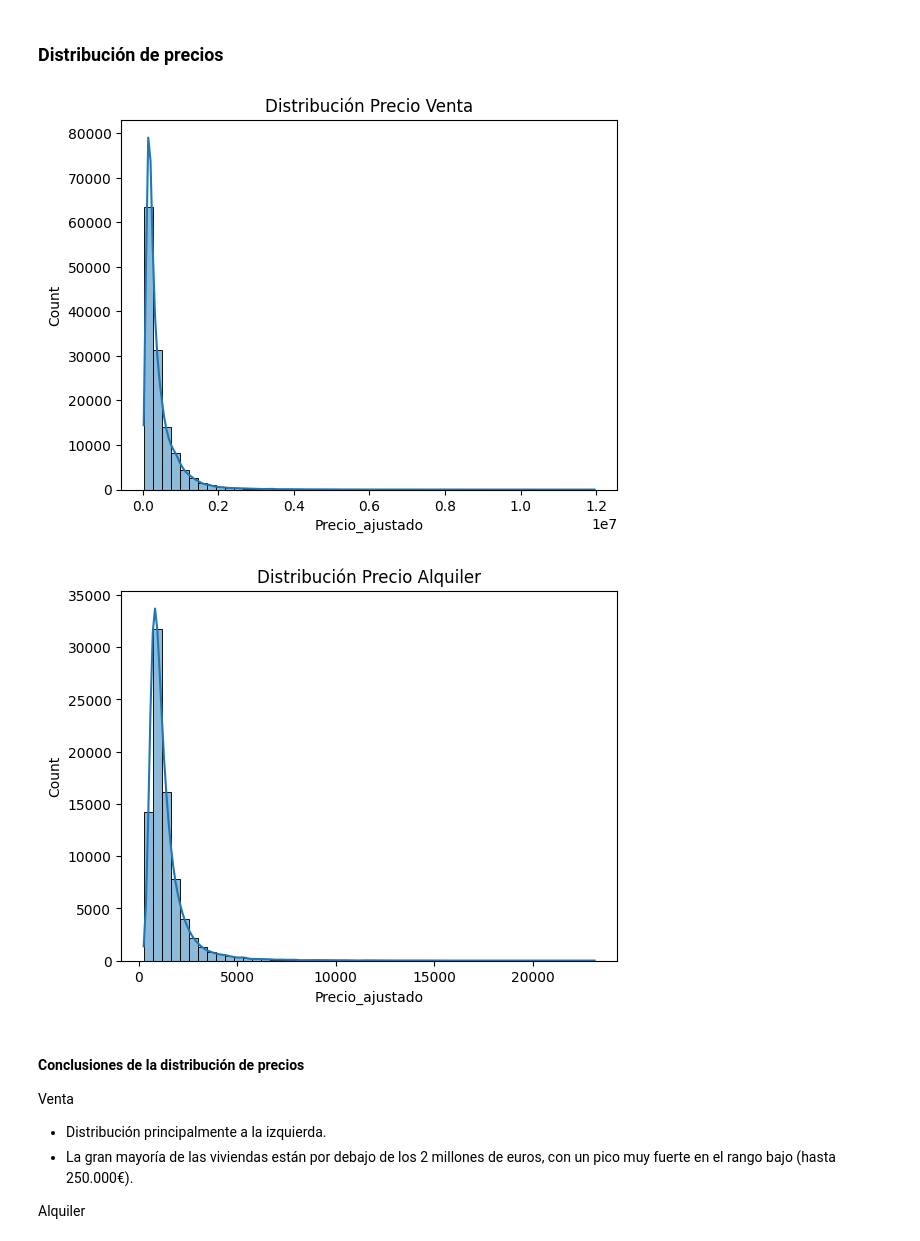
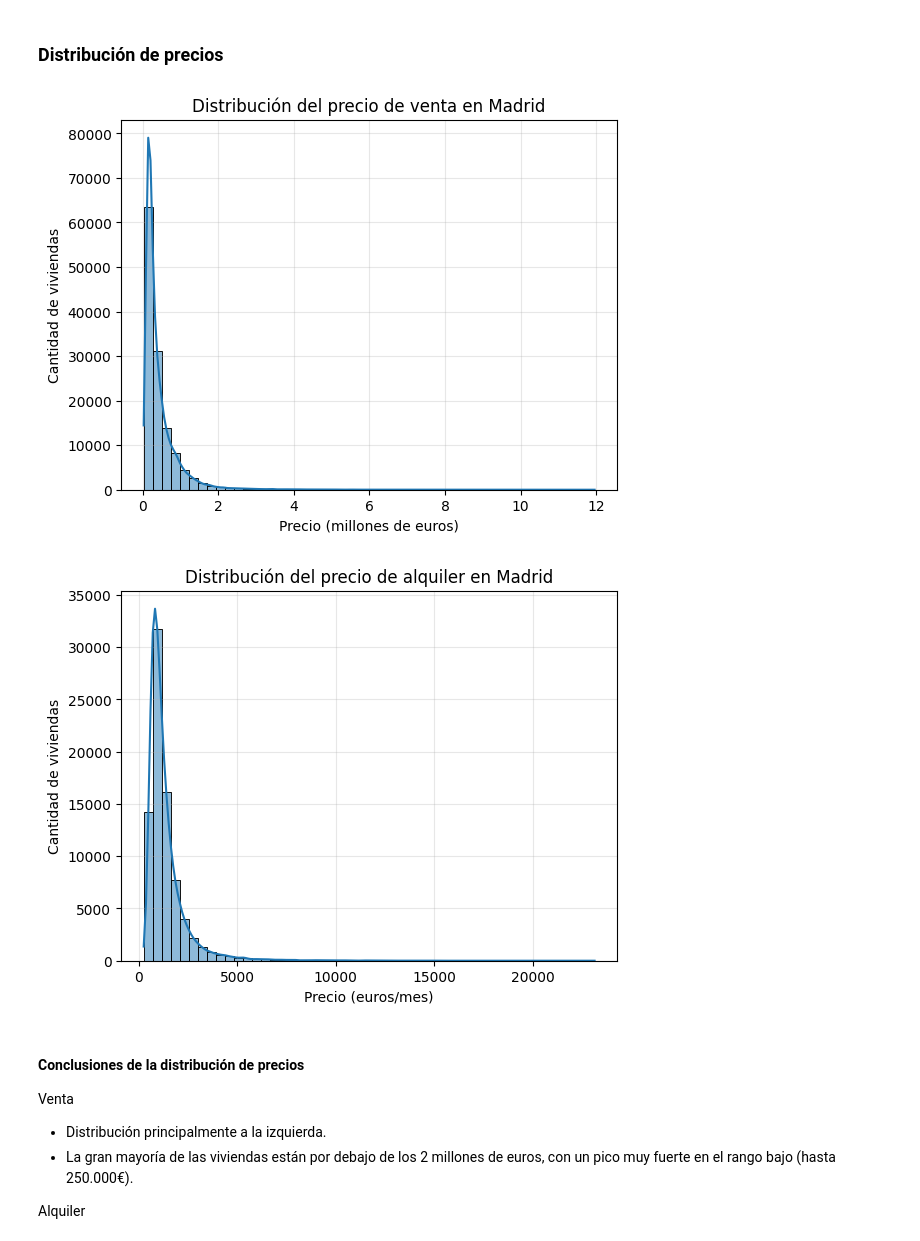
Before and after one commit to JorgeGM8/TFM_Data_Science, a Jupyter notebook: notebooks/EDA_viviendas_2011_2024.ipynb, the cells around one changed output. Saved outputs shown, nothing was run; the diff lists cells and outputs as text; code cells hidden in the pictures.

```diff
--- a/notebooks/EDA_viviendas_2011_2024.ipynb
+++ b/notebooks/EDA_viviendas_2011_2024.ipynb
@@ -378,16 +391,24 @@ df.groupby("Operacion")[["Precio_ajustado","Tamano","Habitaciones","Banos"]].des
 # %% [markdown]
 ### **Distribución de precios**
 # %%
-sns.histplot(data=df[df["Operacion"]=="venta"], x="Precio_ajustado", bins=50, kde=True)
-plt.title("Distribución Precio Venta")
+sns.histplot(data=df[df["Operacion"]=="venta"], x=df[df["Operacion"] == "venta"]["Precio_ajustado"] / 1e6, bins=50, kde=True)
+plt.xlabel("Precio (millones de euros)")
+plt.ylabel("Cantidad de viviendas")
+plt.grid(True, alpha=0.3)
+plt.title("Distribución del precio de venta en Madrid")
+plt.savefig('../reports/figures/distribucion_precio_venta.png', dpi=300)
 plt.show()
 
 sns.histplot(data=df[df["Operacion"]=="alquiler"], x="Precio_ajustado", bins=50, kde=True)
-plt.title("Distribución Precio Alquiler")
+plt.xlabel("Precio (euros/mes)")
+plt.ylabel("Cantidad de viviendas")
+plt.grid(True, alpha=0.3)
+plt.title("Distribución del precio de alquiler en Madrid")
+plt.savefig('../reports/figures/distribucion_precio_alquiler.png', dpi=300)
 plt.show()
 # %% [output]
-[figure, old version]
+[figure, new version]
-[figure, old version]
+[figure, new version]
 # %% [markdown]
 #### **Conclusiones de la distribución de precios**
 
```
Also changed, not shown: parts of 10 cells of this notebook, 11 other files.
